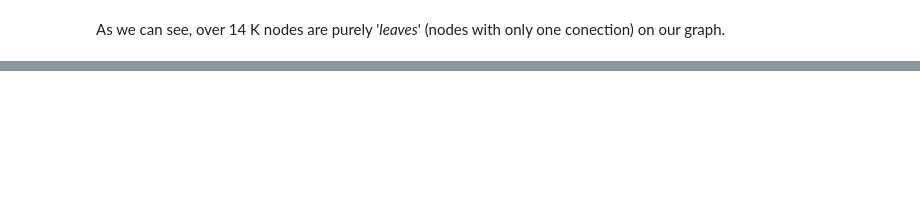
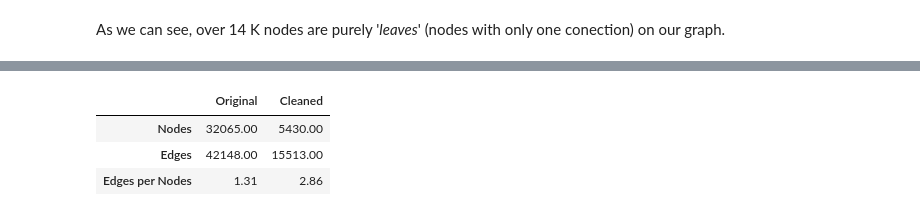
Before and after one commit to jaumpedro214/NetworkAnalysis, a Jupyter notebook: ChairWikipediaNetwork/Wikipedia_Chair.ipynb, the cells around one changed output, grey strips where cells are left out. Saved outputs shown, nothing was run; the diff lists cells and outputs as text; code cells hidden in the pictures; blank space fills up the shorter version.

```diff
--- a/ChairWikipediaNetwork/Wikipedia_Chair.ipynb
+++ b/ChairWikipediaNetwork/Wikipedia_Chair.ipynb
@@ -217,0 +242,10 @@ Final Edges per nodes ration: 2.83
+# %%
+graphs_mdata_df = pd.DataFrame( columns=['Original', 'Cleaned'], index=['Nodes', 'Edges', 'Edges per Nodes'] )
+graphs_mdata_df['Original'] = [ len(g.nodes), len(g.edges), len(g.edges)/len(g.nodes) ]
+graphs_mdata_df['Cleaned'] = [ len(gsub.nodes), len(gsub.edges), len(gsub.edges)/len(gsub.nodes) ]
+graphs_mdata_df.round(2)
+# %% [output]
+|  | Original | Cleaned |
+| Nodes | 32065.00 | 5430.00 |
+| Edges | 42148.00 | 15513.00 |
+| Edges per Nodes | 1.31 | 2.86 |
```
Also changed, not shown: parts of 8 cells of this notebook.
